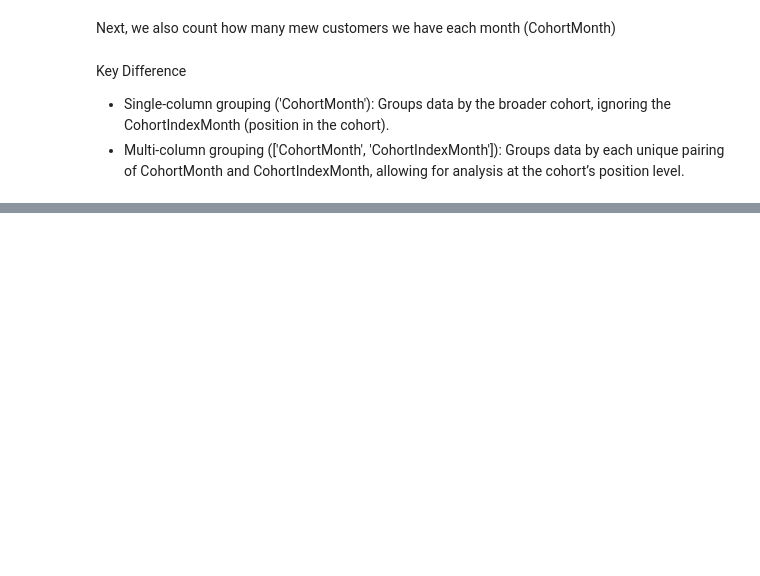
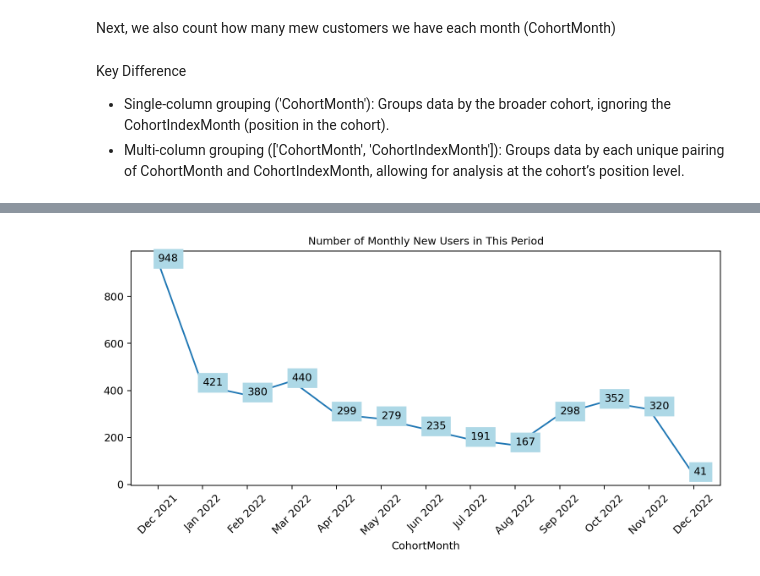
Before and after one commit to VietAnhNgg/Customer_Retention, a Jupyter notebook: CRR.ipynb, the cells around one changed output, grey strips where cells are left out. Drawn from its saved outputs; the diff is of its cells as text; code cells hidden in the pictures; blank space fills up the shorter version.

```diff
--- a/CRR.ipynb
+++ b/CRR.ipynb
@@ -350,0 +359,14 @@ Name: CustomerID, Length: 91, dtype: int64
+# %%
+plt.figure(figsize=(10, 4), dpi=180)
+xlabel = cohort_data['CustomerID'][1].index
+
+sns.lineplot(x=xlabel, y=cohort_data['CustomerID'][1].values, marker="o")
+plt.title('Number of Monthly New Users in This Period', fontsize=10)
+plt.xticks(rotation=45)
+
+# set the number text
+for x, y in zip (cohort_data['CustomerID'][1].index, cohort_data['CustomerID'][1].values):
+    plt.text(x = x, y = y, s = "{:.0f}".format(y), color = 'black').set_backgroundcolor('lightblue')
+plt.show()
+# %% [output]
+[figure, added]
```
Also changed, not shown: parts of 11 cells of this notebook.
